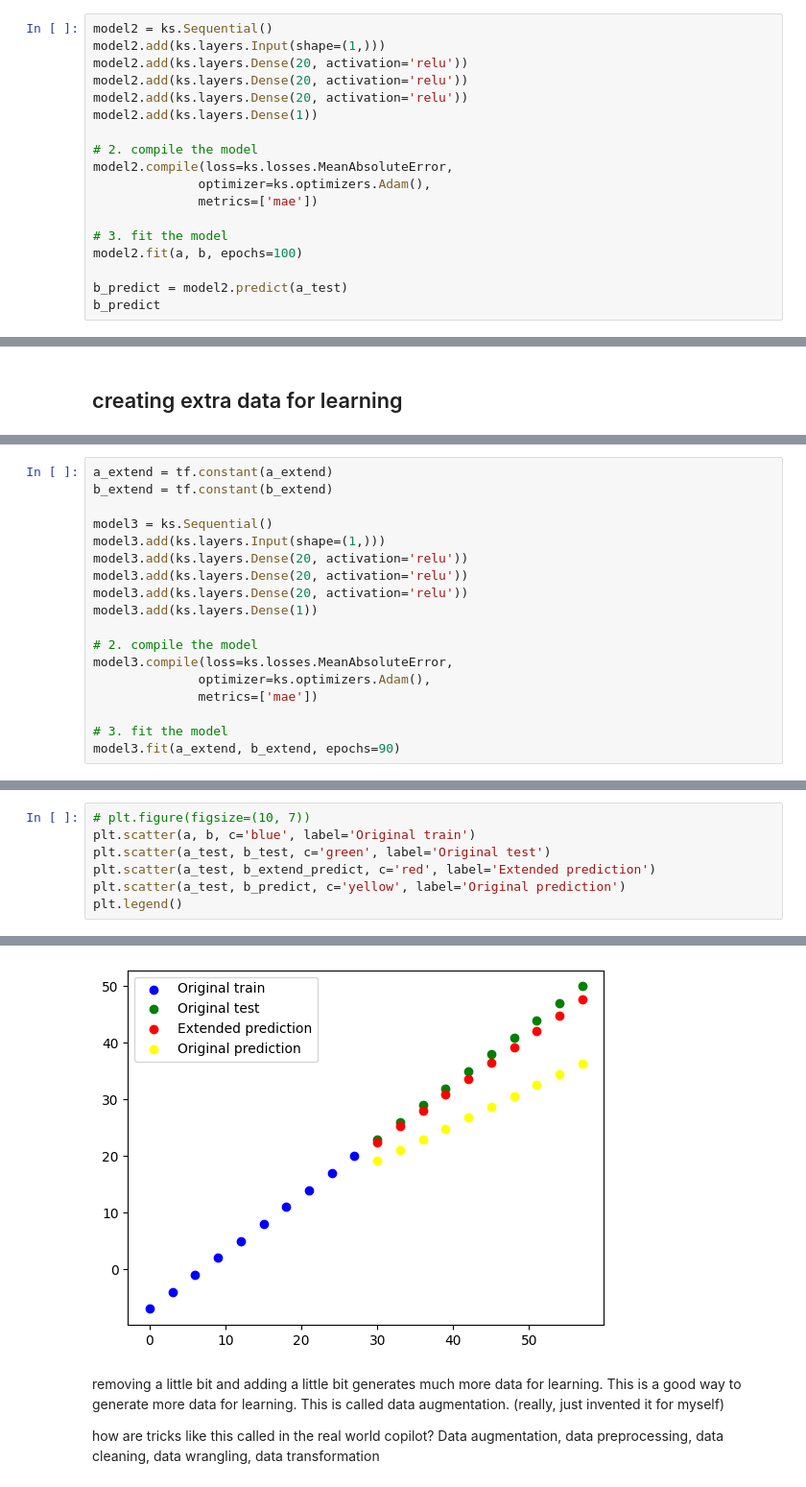
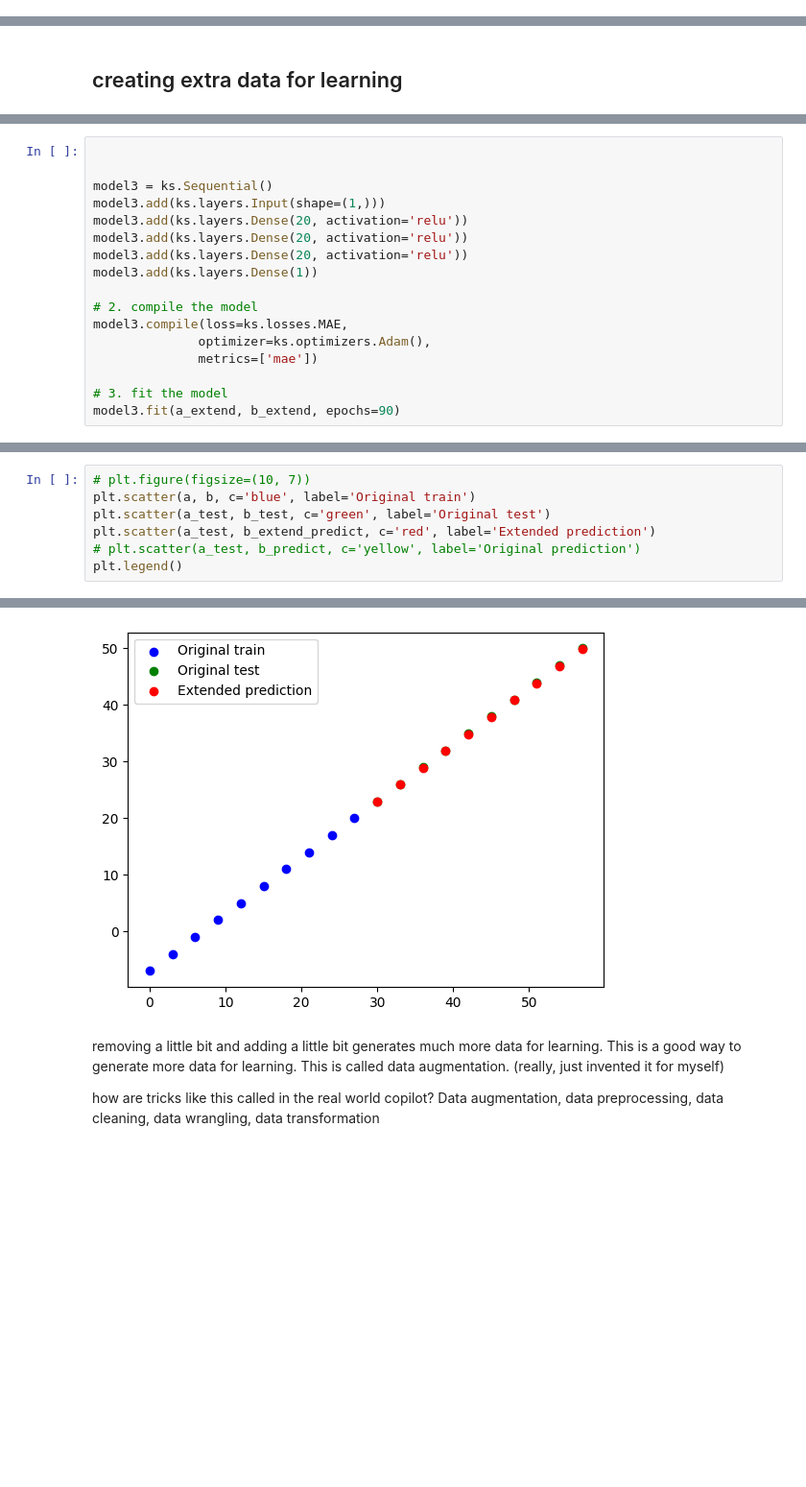
Before and after one commit to ftwr42/TensorFlow_for_Deep_Learning_Bootcamp, a Jupyter notebook: Abschnitt 3: Neural network regression with TensorFlow/first.ipynb, the cells around one changed output, grey strips where cells are left out. Shown at 96% size. Drawn from its saved outputs; the diff is of its cells as text; blank space fills up the shorter version.

```diff
--- a/Abschnitt 3: Neural network regression with TensorFlow/first.ipynb
+++ b/Abschnitt 3: Neural network regression with TensorFlow/first.ipynb
@@ -483,21 +499,3 @@ plt.scatter(a_test, b_test, c='green')
 # %% [output]
 <matplotlib.collections.PathCollection at 0x...>
 [figure]
-# %%
-model2 = ks.Sequential()
-model2.add(ks.layers.Input(shape=(1,)))
-model2.add(ks.layers.Dense(20, activation='relu'))
-model2.add(ks.layers.Dense(20, activation='relu'))
-model2.add(ks.layers.Dense(20, activation='relu'))
-model2.add(ks.layers.Dense(1))
-
-# 2. compile the model
-model2.compile(loss=ks.losses.MeanAbsoluteError,
-              optimizer=ks.optimizers.Adam(),
-              metrics=['mae'])
-
-# 3. fit the model
-model2.fit(a, b, epochs=100)
-
-b_predict = model2.predict(a_test)
-b_predict
@@ -582,6 +545,5 @@ a_extend, b_extend
 # %%
-a_extend = tf.constant(a_extend)
-b_extend = tf.constant(b_extend)
+
 
 model3 = ks.Sequential()
 model3.add(ks.layers.Input(shape=(1,)))
@@ -591,7 +553,7 @@ model3.add(ks.layers.Dense(20, activation='relu'))
 model3.add(ks.layers.Dense(1))
 
 # 2. compile the model
-model3.compile(loss=ks.losses.MeanAbsoluteError,
+model3.compile(loss=ks.losses.MAE,
               optimizer=ks.optimizers.Adam(),
               metrics=['mae'])
 
@@ -635,13 +601,13 @@ array([[22.452957],
 # %%
 # plt.figure(figsize=(10, 7))
 plt.scatter(a, b, c='blue', label='Original train')
 plt.scatter(a_test, b_test, c='green', label='Original test')
 plt.scatter(a_test, b_extend_predict, c='red', label='Extended prediction')
-plt.scatter(a_test, b_predict, c='yellow', label='Original prediction')
+# plt.scatter(a_test, b_predict, c='yellow', label='Original prediction')
 plt.legend()
 # %% [output]
 <matplotlib.legend.Legend at 0x...>
-[figure, old version]
+[figure, new version]
 # %% [markdown]
 removing a little bit and adding a little bit generates much more data for learning. This is a good way to generate more data for learning. This is called data augmentation. (really, just invented it for myself)
 
```
Also changed, not shown: parts of 9 cells of this notebook.
